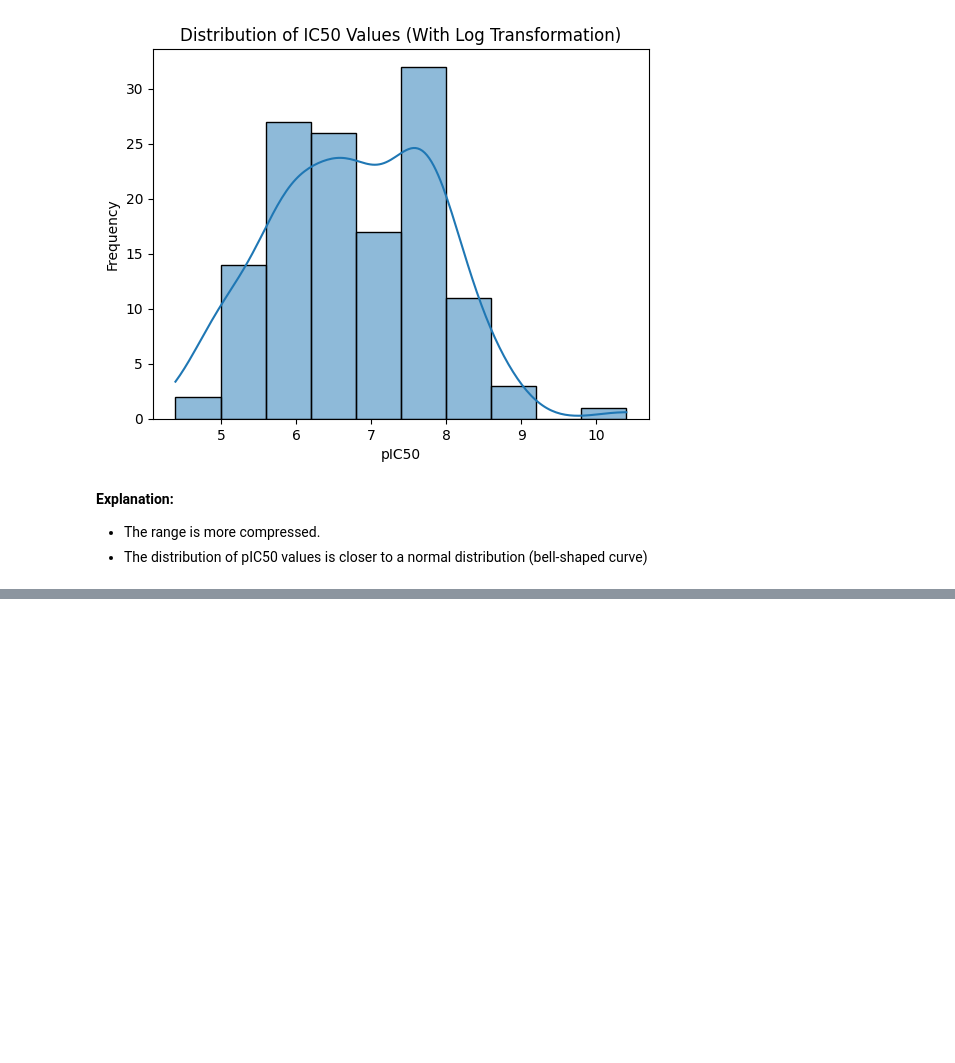
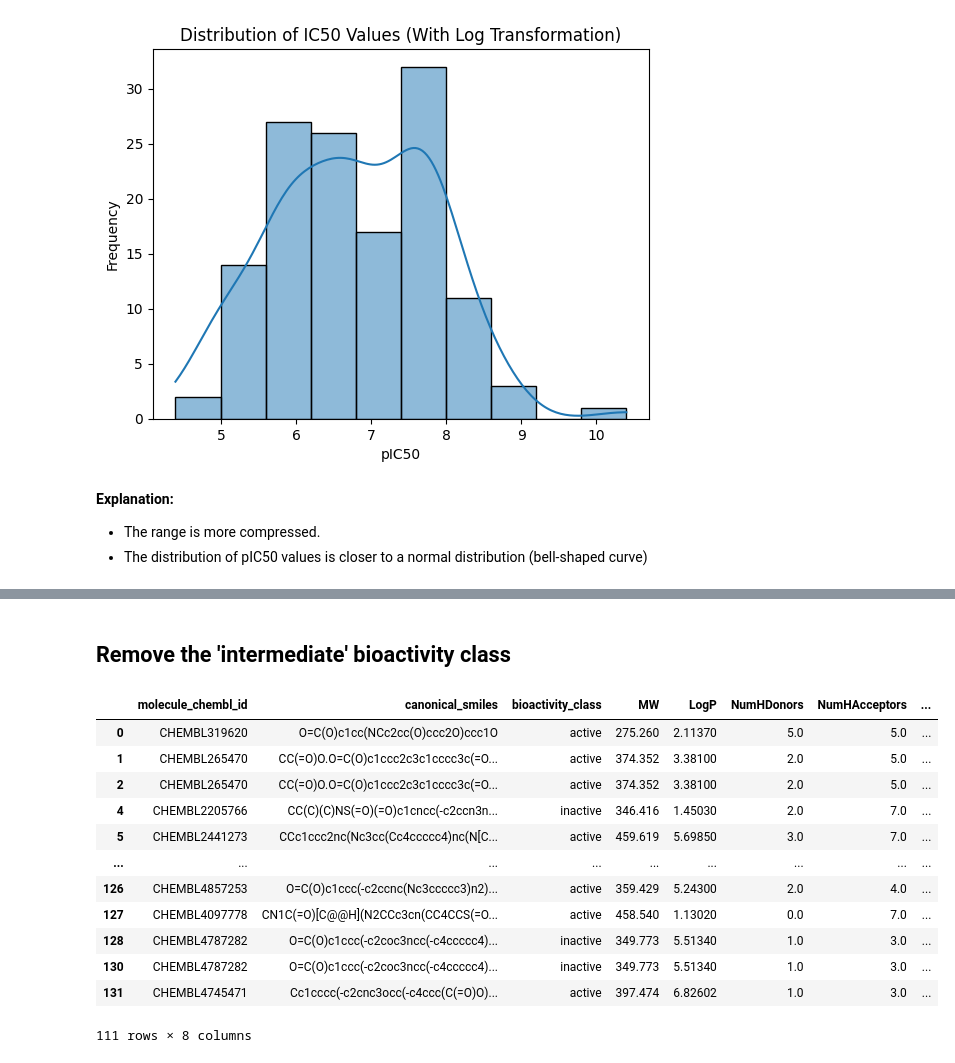
Before and after one commit to samservo09/bioinformatics-bipolar-drug-discovery, a Jupyter notebook: 2-eda.ipynb, the cells around one changed output, grey strips where cells are left out. Cells and saved outputs as stored; diff of their text form; code cells hidden in the pictures; blank space fills up the shorter version.

```diff
--- a/2-eda.ipynb
+++ b/2-eda.ipynb
@@ -325,0 +339,20 @@ plt.show()
+# %% [markdown]
+## Remove the 'intermediate' bioactivity class
+# %%
+# remove intermediate class from the dataset to focus on the inactive and active classes
+df_2class = df_final[df_final['bioactivity_class'] != 'intermediate']
+df_2class
+# %% [output]
+|  | molecule_chembl_id | canonical_smiles | bioactivity_class | MW | LogP | NumHDonors | NumHAcceptors | ... |
+| 0 | CHEMBL319620 | O=C(O)c1cc(NCc2cc(O)ccc2O)ccc1O | active | 275.260 | 2.11370 | 5.0 | 5.0 | ... |
+| 1 | CHEMBL265470 | CC(=O)O.O=C(O)c1ccc2c3c1cccc3c(=O... | active | 374.352 | 3.38100 | 2.0 | 5.0 | ... |
+| 2 | CHEMBL265470 | CC(=O)O.O=C(O)c1ccc2c3c1cccc3c(=O... | active | 374.352 | 3.38100 | 2.0 | 5.0 | ... |
+| 4 | CHEMBL2205766 | CC(C)(C)NS(=O)(=O)c1cncc(-c2ccn3n... | inactive | 346.416 | 1.45030 | 2.0 | 7.0 | ... |
+| 5 | CHEMBL2441273 | CCc1ccc2nc(Nc3cc(Cc4ccccc4)nc(N[C... | active | 459.619 | 5.69850 | 3.0 | 7.0 | ... |
+| ... | ... | ... | ... | ... | ... | ... | ... | ... |
+| 126 | CHEMBL4857253 | O=C(O)c1ccc(-c2ccnc(Nc3ccccc3)n2)... | active | 359.429 | 5.24300 | 2.0 | 4.0 | ... |
+| 127 | CHEMBL4097778 | CN1C(=O)[C@@H](N2CCc3cn(CC4CCS(=O... | active | 458.540 | 1.13020 | 0.0 | 7.0 | ... |
+| 128 | CHEMBL4787282 | O=C(O)c1ccc(-c2coc3ncc(-c4ccccc4)... | inactive | 349.773 | 5.51340 | 1.0 | 3.0 | ... |
+| 130 | CHEMBL4787282 | O=C(O)c1ccc(-c2coc3ncc(-c4ccccc4)... | inactive | 349.773 | 5.51340 | 1.0 | 3.0 | ... |
+| 131 | CHEMBL4745471 | Cc1cccc(-c2cnc3occ(-c4ccc(C(=O)O)... | active | 397.474 | 6.82602 | 1.0 | 3.0 | ... |
+111 rows × 8 columns
```
Also changed, not shown: parts of 22 cells of this notebook.
